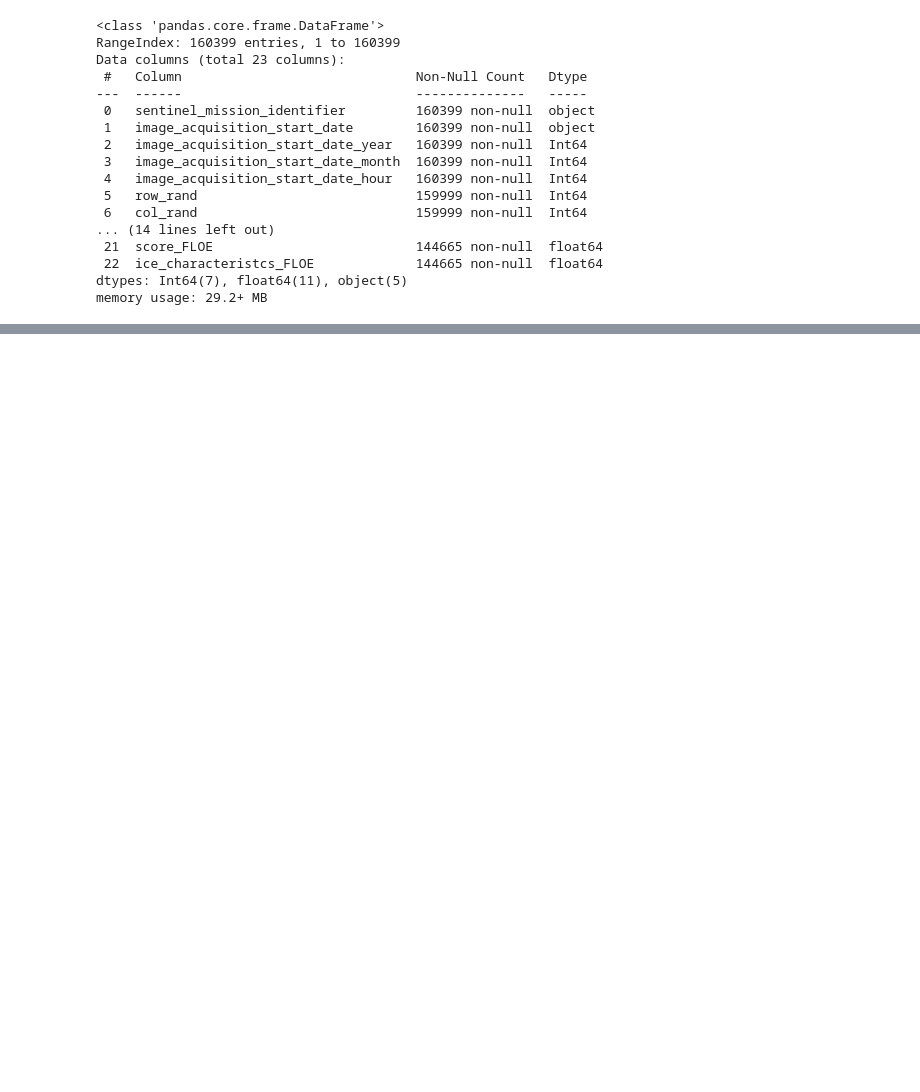
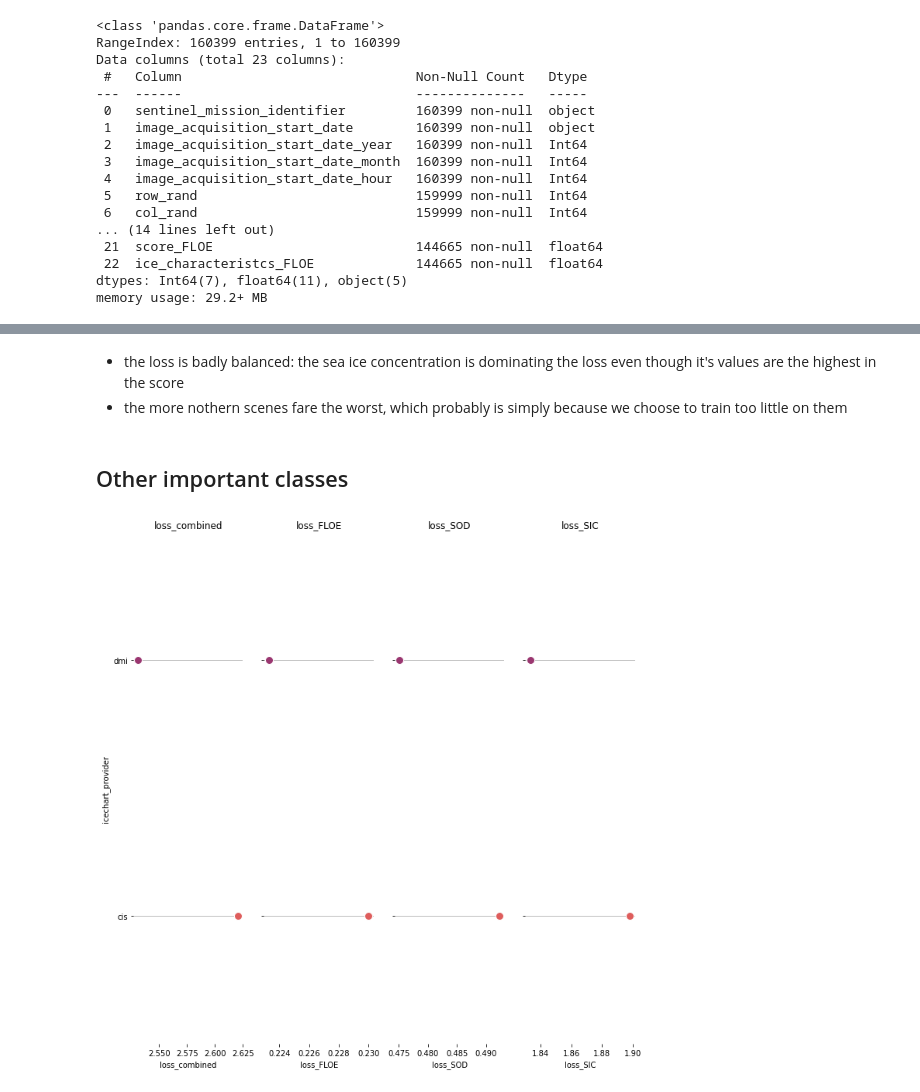
Before and after one commit to MagnusOstertag/AI4ArcticSeaIceChallenge, a Jupyter notebook: visualize_metadata.ipynb, the cells around one changed output, grey strips where cells are left out. Drawn from its saved outputs; the diff is of its cells as text; code cells hidden in the pictures; blank space fills up the shorter version.

```diff
--- a/visualize_metadata.ipynb
+++ b/visualize_metadata.ipynb
@@ -164,0 +256,38 @@ sns.histplot(data=metadata_stagioni_best, y='location', weights='loss_combined',
+# %% [markdown]
+* the loss is badly balanced: the sea ice concentration is dominating the loss even though it's values are the highest in the score
+* the more nothern scenes fare the worst, which probably is simply because we choose to train too little on them
+# %% [markdown]
+## Other important classes
+# %%
+count_icechart_provider = metadata_stagioni_best.groupby('icechart_provider').count() # , 'image_acquisition_start_date_year', 'image_acquisition_start_date_month', 'location']).count()
+sum_icechart_provider = metadata_stagioni_best.groupby('icechart_provider').sum()
+ratio_icechart_provider = sum_icechart_provider / count_icechart_provider
+ratio_icechart_provider.reset_index(inplace=True)
+
+# Make the PairGrid
+g = sns.PairGrid(ratio_icechart_provider.sort_values("loss_combined", ascending=True),
+                 x_vars=variables, y_vars=["icechart_provider"],  # 'score_SIC', 'score_SOD', 'score_FLOE', 'loss_combined',
+                 height=10, aspect=.25)
+
+# Draw a dot plot using the stripplot function
+g.map(sns.stripplot, size=10, orient="h", jitter=False,
+      palette="flare_r", linewidth=1, edgecolor="w")
+
+# # Use the same x axis limits on all columns and add better labels
+# g.set(xlim=(0, 25), xlabel="Crashes", ylabel="")
+
+# Use semantically meaningful titles for the columns
+titles = variables
+
+for ax, title in zip(g.axes.flat, titles):
+
+    # Set a different title for each axes
+    ax.set(title=title)
+
+    # Make the grid horizontal instead of vertical
+    ax.xaxis.grid(False)
+    ax.yaxis.grid(True)
+
+sns.despine(left=True, bottom=True)
+# %% [output]
+[figure, added]
```
Also changed, not shown: parts of 17 cells of this notebook, 2 other files.
